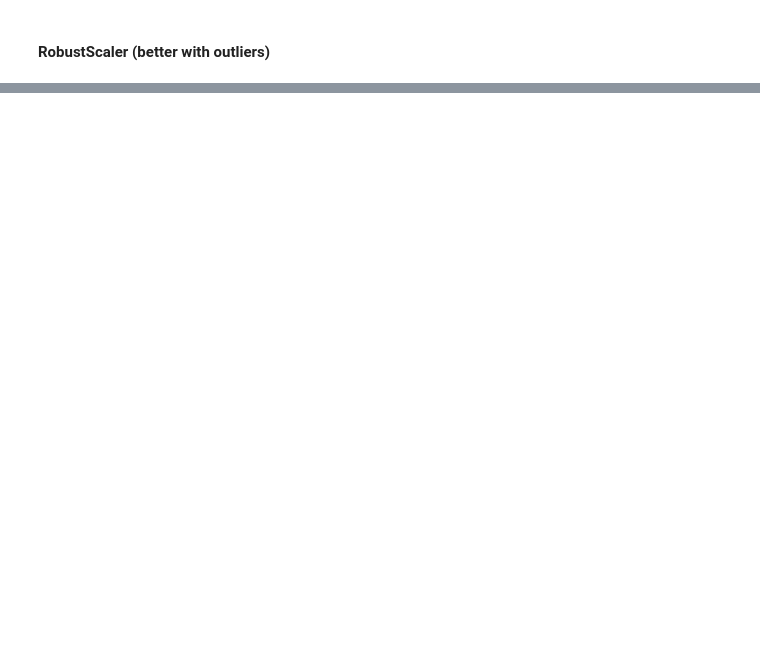
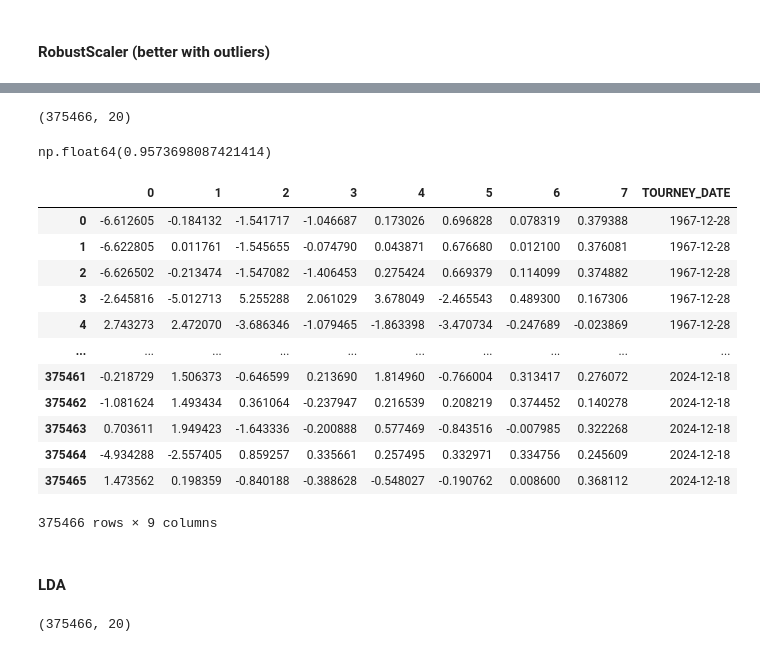
Before and after one commit to PauloRugani/atp-match-predictor, a Jupyter notebook: notebooks/5_preprocessing.ipynb, the cells around one changed output, grey strips where cells are left out. Cells and saved outputs as stored; diff of their text form; code cells hidden in the pictures; blank space fills up the shorter version.

```diff
--- a/notebooks/5_preprocessing.ipynb
+++ b/notebooks/5_preprocessing.ipynb
@@ -170,0 +184,34 @@ feature_robust_esc.to_csv('../data/processed/5.2_data_feature_robust_esc.csv', s
+# %%
+pca = PCA(n_components=8, svd_solver='arpack', random_state=0)
+# %%
+pca_robust = feature_robust_esc.loc[:, feature_robust_esc.columns != 'TOURNEY_DATE']
+# %%
+pca_robust.shape
+# %% [output]
+(375466, 20)
+# %%
+pca_robust = pca.fit_transform(pca_robust)
+# %%
+pca.explained_variance_ratio_.sum()
+# %% [output]
+np.float64(0.9573698087421414)
+# %%
+pca_robust = pd.DataFrame(pca_robust)
+pca_robust['TOURNEY_DATE'] = feature['TOURNEY_DATE']
+pca_robust
+# %% [output]
+|  | 0 | 1 | 2 | 3 | 4 | 5 | 6 | 7 | TOURNEY_DATE |
+| 0 | -6.612605 | -0.184132 | -1.541717 | -1.046687 | 0.173026 | 0.696828 | 0.078319 | 0.379388 | 1967-12-28 |
+| 1 | -6.622805 | 0.011761 | -1.545655 | -0.074790 | 0.043871 | 0.676680 | 0.012100 | 0.376081 | 1967-12-28 |
+| 2 | -6.626502 | -0.213474 | -1.547082 | -1.406453 | 0.275424 | 0.669379 | 0.114099 | 0.374882 | 1967-12-28 |
+| 3 | -2.645816 | -5.012713 | 5.255288 | 2.061029 | 3.678049 | -2.465543 | 0.489300 | 0.167306 | 1967-12-28 |
+| 4 | 2.743273 | 2.472070 | -3.686346 | -1.079465 | -1.863398 | -3.470734 | -0.247689 | -0.023869 | 1967-12-28 |
+| ... | ... | ... | ... | ... | ... | ... | ... | ... | ... |
+| 375461 | -0.218729 | 1.506373 | -0.646599 | 0.213690 | 1.814960 | -0.766004 | 0.313417 | 0.276072 | 2024-12-18 |
+| 375462 | -1.081624 | 1.493434 | 0.361064 | -0.237947 | 0.216539 | 0.208219 | 0.374452 | 0.140278 | 2024-12-18 |
+| 375463 | 0.703611 | 1.949423 | -1.643336 | -0.200888 | 0.577469 | -0.843516 | -0.007985 | 0.322268 | 2024-12-18 |
+| 375464 | -4.934288 | -2.557405 | 0.859257 | 0.335661 | 0.257495 | 0.332971 | 0.334756 | 0.245609 | 2024-12-18 |
+| 375465 | 1.473562 | 0.198359 | -0.840188 | -0.388628 | -0.548027 | -0.190762 | 0.008600 | 0.368112 | 2024-12-18 |
+375466 rows × 9 columns
+# %% [markdown]
+#### LDA
@@ -170,0 +220,5 @@ feature_robust_esc.to_csv('../data/processed/5.2_data_feature_robust_esc.csv', s
+# %%
+lda_robust = feature_robust_esc.loc[:, feature_robust_esc.columns != 'TOURNEY_DATE']
+lda_robust.shape
+# %% [output]
+(375466, 20)
```
Also changed, not shown: parts of 13 cells of this notebook, 2 other files.
